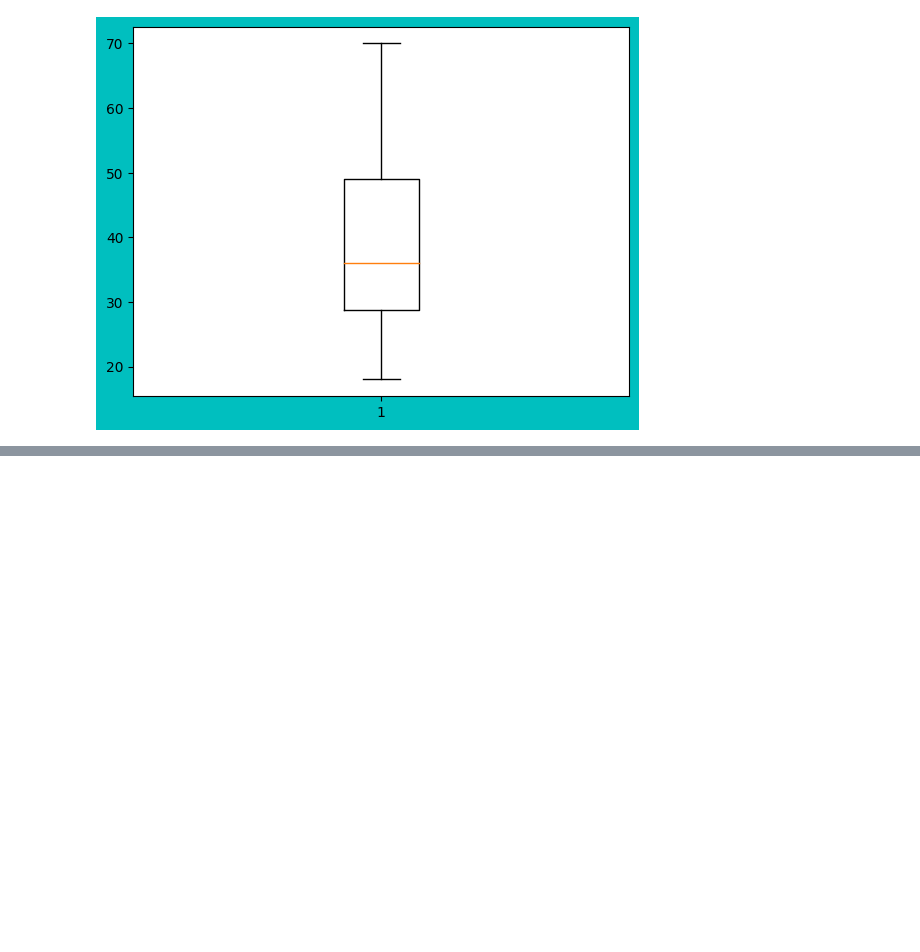
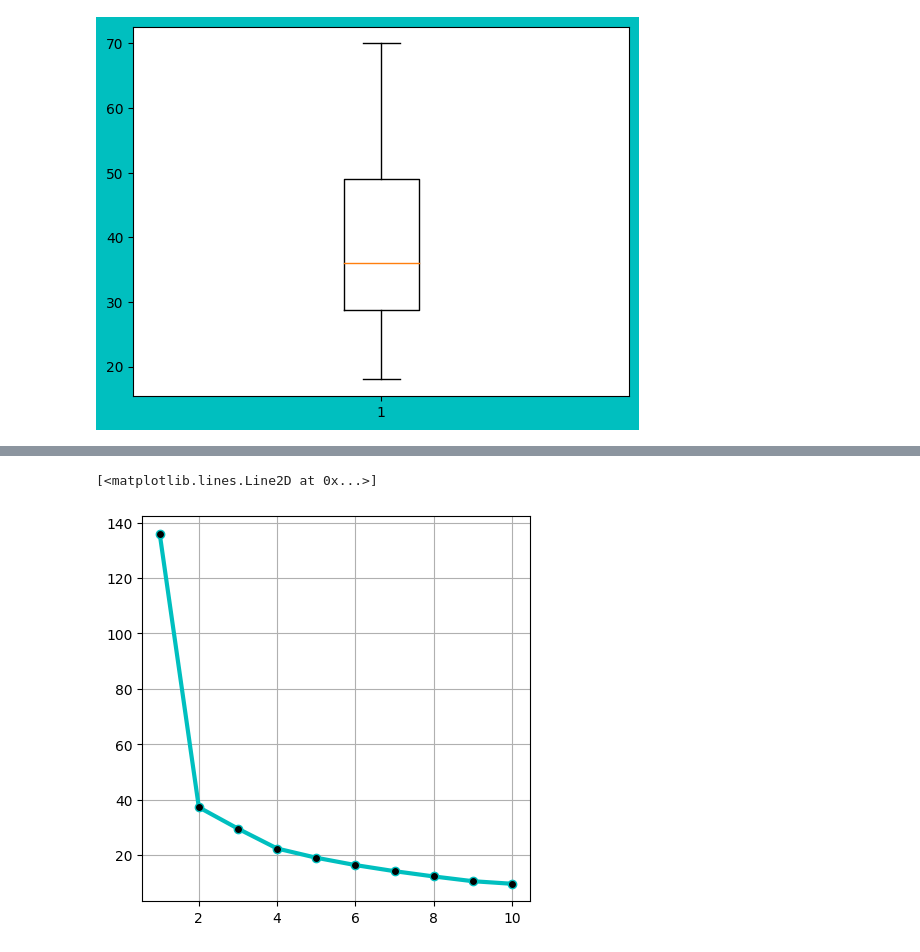
Before and after one commit to vijivenkadesh/AI_ML, a Jupyter notebook: clustering/mall_customer_segmentation_clustering.ipynb, the cells around one changed output, grey strips where cells are left out. Cells and saved outputs as stored; diff of their text form; code cells hidden in the pictures; blank space fills up the shorter version.

Commit message:
clustering Model added

```diff
--- a/clustering/mall_customer_segmentation_clustering.ipynb
+++ b/clustering/mall_customer_segmentation_clustering.ipynb
@@ -42,0 +72,5 @@ plt.show()
+# %%
+ct = ColumnTransformer(transformers=[('scale', MinMaxScaler(), ['Age', 'Annual Income (k$)', 'Spending Score (1-100)']),
+  ('oht', OneHotEncoder(), ['Gender'])], remainder='passthrough')
+# %%
+df_2 = ct.fit_transform(df_1)
@@ -42,0 +99,6 @@ plt.show()
+# %%
+wcss = []
+for i in range(1, 11):
+  kmeans_model = KMeans(n_clusters=i)
+  kmeans_model.fit(df_2)
+  wcss.append(kmeans_model.inertia_)
@@ -42,0 +118,7 @@ plt.show()
+# %%
+plt.figure(figsize=(5, 5))
+plt.grid()
+plt.plot(range(1, 11), wcss, color='c', linewidth=3, marker='o', markerfacecolor='k')
+# %% [output]
+[<matplotlib.lines.Line2D at 0x...>]
+[figure, added]
```
Also changed, not shown: parts of 8 cells of this notebook.
